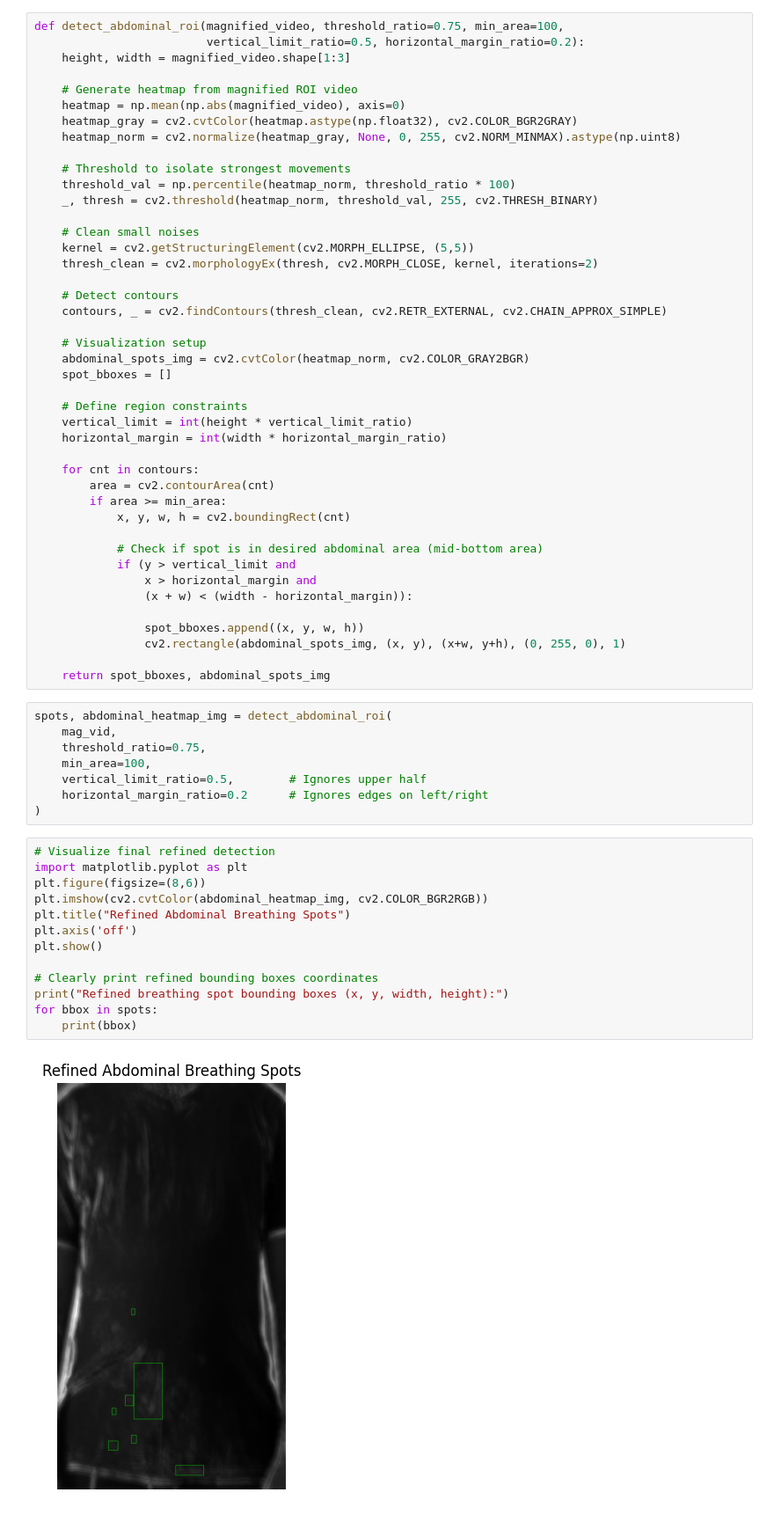
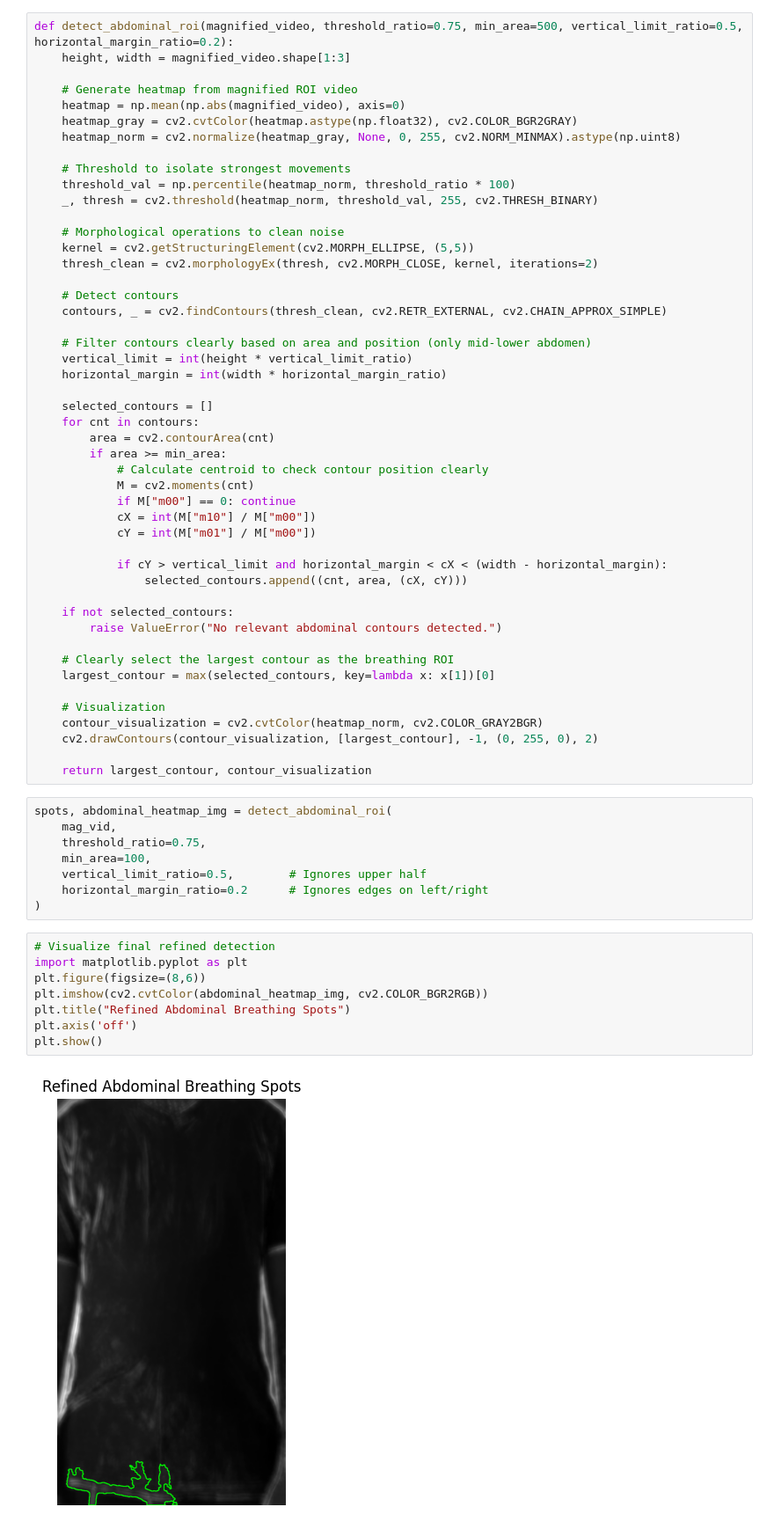
Before and after one commit to ShawwaHu/APPG, a Jupyter notebook: Eulerian_Video_Magnification.ipynb, the cells around one changed output. Shown at 88% size. Cells and saved outputs as stored; diff of their text form.

```diff
--- a/Eulerian_Video_Magnification.ipynb
+++ b/Eulerian_Video_Magnification.ipynb
@@ -458,8 +459,7 @@ region, successfully reveals informative signals and amplifies small motions in
 
 One drawback of this method is that we can see that we get artifacts in our videos as we increase amplification factor.
 # %%
-def detect_abdominal_roi(magnified_video, threshold_ratio=0.75, min_area=100,
-                         vertical_limit_ratio=0.5, horizontal_margin_ratio=0.2):
+def detect_abdominal_roi(magnified_video, threshold_ratio=0.75, min_area=500, vertical_limit_ratio=0.5, horizontal_margin_ratio=0.2):
     height, width = magnified_video.shape[1:3]
 
     # Generate heatmap from magnified ROI video
@@ -471,35 +471,41 @@ def detect_abdominal_roi(magnified_video, threshold_ratio=0.75, min_area=100,
     threshold_val = np.percentile(heatmap_norm, threshold_ratio * 100)
     _, thresh = cv2.threshold(heatmap_norm, threshold_val, 255, cv2.THRESH_BINARY)
 
-    # Clean small noises
+    # Morphological operations to clean noise
     kernel = cv2.getStructuringElement(cv2.MORPH_ELLIPSE, (5,5))
     thresh_clean = cv2.morphologyEx(thresh, cv2.MORPH_CLOSE, kernel, iterations=2)
 
     # Detect contours
     contours, _ = cv2.findContours(thresh_clean, cv2.RETR_EXTERNAL, cv2.CHAIN_APPROX_SIMPLE)
 
-    # Visualization setup
-    abdominal_spots_img = cv2.cvtColor(heatmap_norm, cv2.COLOR_GRAY2BGR)
-    spot_bboxes = []
-
-    # Define region constraints
+    # Filter contours clearly based on area and position (only mid-lower abdomen)
     vertical_limit = int(height * vertical_limit_ratio)
     horizontal_margin = int(width * horizontal_margin_ratio)
 
+    selected_contours = []
     for cnt in contours:
         area = cv2.contourArea(cnt)
         if area >= min_area:
-            x, y, w, h = cv2.boundingRect(cnt)
+            # Calculate centroid to check contour position clearly
+            M = cv2.moments(cnt)
+            if M["m00"] == 0: continue
+            cX = int(M["m10"] / M["m00"])
+            cY = int(M["m01"] / M["m00"])
 
-            # Check if spot is in desired abdominal area (mid-bottom area)
-            if (y > vertical_limit and
-                x > horizontal_margin and
-                (x + w) < (width - horizontal_margin)):
+            if cY > vertical_limit and horizontal_margin < cX < (width - horizontal_margin):
+                selected_contours.append((cnt, area, (cX, cY)))
 
-                spot_bboxes.append((x, y, w, h))
-                cv2.rectangle(abdominal_spots_img, (x, y), (x+w, y+h), (0, 255, 0), 1)
+    if not selected_contours:
+        raise ValueError("No relevant abdominal contours detected.")
 
-    return spot_bboxes, abdominal_spots_img
+    # Clearly select the largest contour as the breathing ROI
+    largest_contour = max(selected_contours, key=lambda x: x[1])[0]
+
+    # Visualization
+    contour_visualization = cv2.cvtColor(heatmap_norm, cv2.COLOR_GRAY2BGR)
+    cv2.drawContours(contour_visualization, [largest_contour], -1, (0, 255, 0), 2)
+
+    return largest_contour, contour_visualization
 # %%
 spots, abdominal_heatmap_img = detect_abdominal_roi(
     mag_vid,
@@ -511,15 +517,10 @@ spots, abdominal_heatmap_img = detect_abdominal_roi(
 # %%
 # Visualize final refined detection
 import matplotlib.pyplot as plt
 plt.figure(figsize=(8,6))
 plt.imshow(cv2.cvtColor(abdominal_heatmap_img, cv2.COLOR_BGR2RGB))
 plt.title("Refined Abdominal Breathing Spots")
 plt.axis('off')
 plt.show()
-
-# Clearly print refined bounding boxes coordinates
-print("Refined breathing spot bounding boxes (x, y, width, height):")
-for bbox in spots:
-    print(bbox)
 # %% [output]
-[figure, old version]
+[figure, new version]
```
Also changed, not shown: parts of 6 cells of this notebook.
